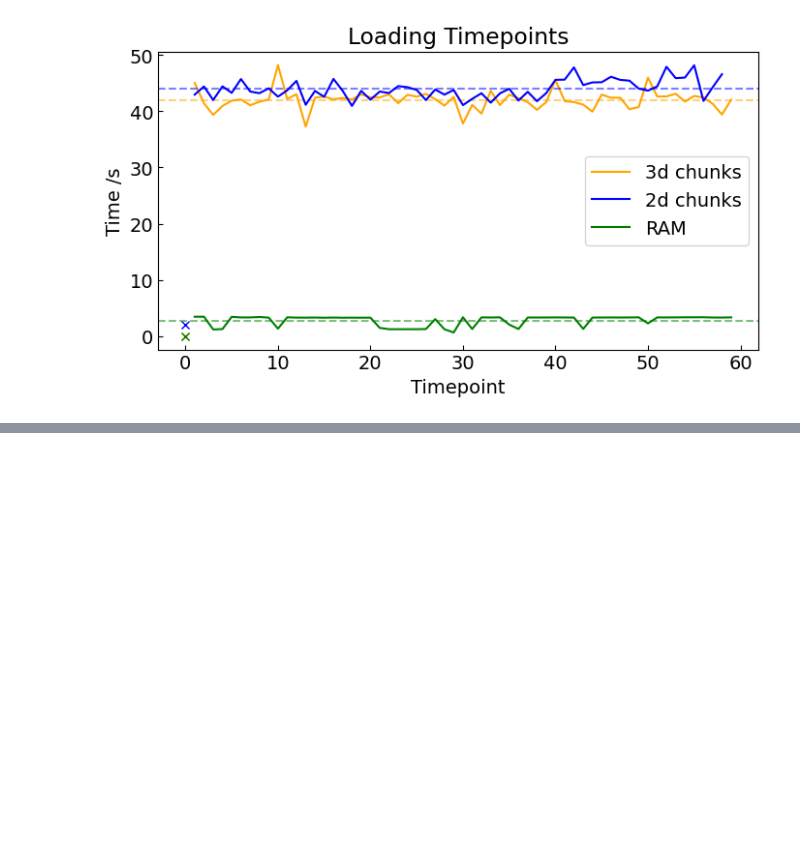
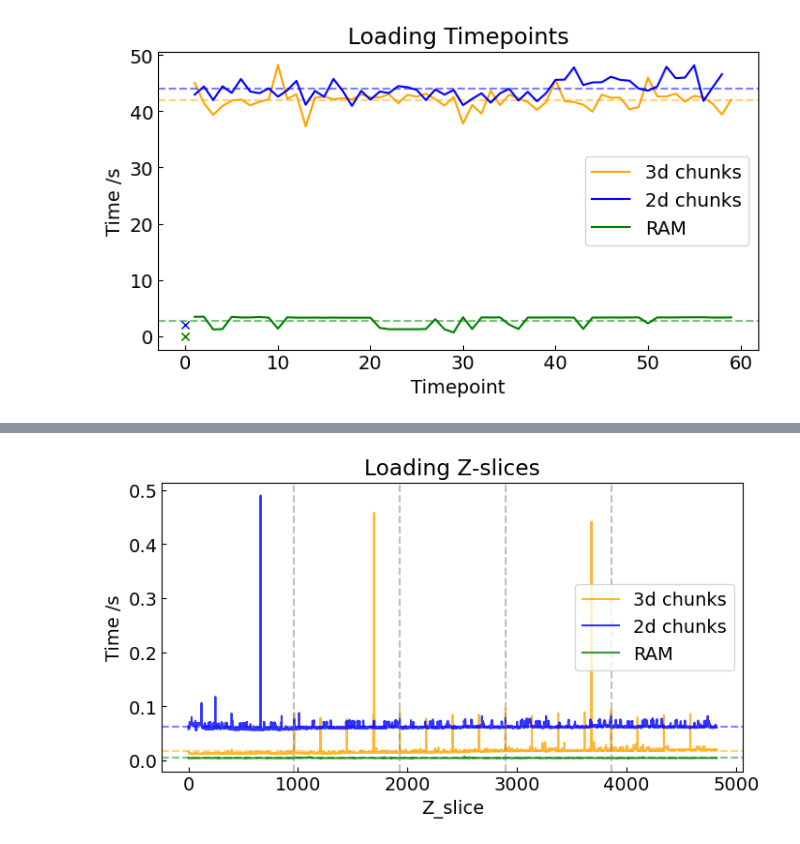
Before and after one commit to vanessadao31/cbias_poster_06, a Jupyter notebook: Timeit.ipynb, the cells around one changed output, grey strips where cells are left out. Saved outputs shown, nothing was run; the diff lists cells and outputs as text; code cells hidden in the pictures; blank space fills up the shorter version.

Commit message:
plotting

```diff
--- a/Timeit.ipynb
+++ b/Timeit.ipynb
@@ -117,0 +118,11 @@ ax.tick_params(direction='in')
+# %%
+# dataframe management
+def process_zslice(df):
+    df = pd.read_csv(df, header=None, names=['time'])
+    df.index.rename('z-slice', inplace=True)
+    return df
+# %%
+z_2d_dask_df = process_zslice('csv/z_2d_loading.csv')
+z_3d_dask_df = process_zslice('csv/z_3d_loading.csv')
+z_ram_df = process_zslice('csv/z_ram_loading.csv')
+z_2d_dask_df.head()
@@ -117,0 +137,32 @@ ax.tick_params(direction='in')
+# %%
+avg1 = z_2d_dask_df.mean()[0]
+avg2 = z_3d_dask_df.mean()[0]
+avg3 = z_ram_df.mean()[0]
+
+
+dfs = [
+       [z_3d_dask_df, avg2, '3d chunks', 'orange'],
+       [z_2d_dask_df, avg1, '2d chunks', 'b'],
+       [z_ram_df, avg3, 'RAM', 'g']
+      ]
+
+
+fig = plt.figure(figsize=(8,4))
+ax = plt.subplot(111)
+
+for df, avg, label, color in dfs:
+    ax.plot(df['time'], label=label, color=color, alpha=0.8)
+    ax.axhline(avg, alpha=0.5, linestyle='--', color=color)
+
+for i in np.arange(1,5):
+    ax.axvline(965*i, alpha=0.5, linestyle='--', color='gray')
+
+# plt.yscale('log')
+
+plt.title('Loading Z-slices')
+plt.xlabel('Z_slice')
+plt.ylabel('Time /s')
+ax.legend()
+ax.tick_params(direction='in')
+# %% [output]
+[figure, added]
```
Also changed, not shown: parts of 2 cells of this notebook.
